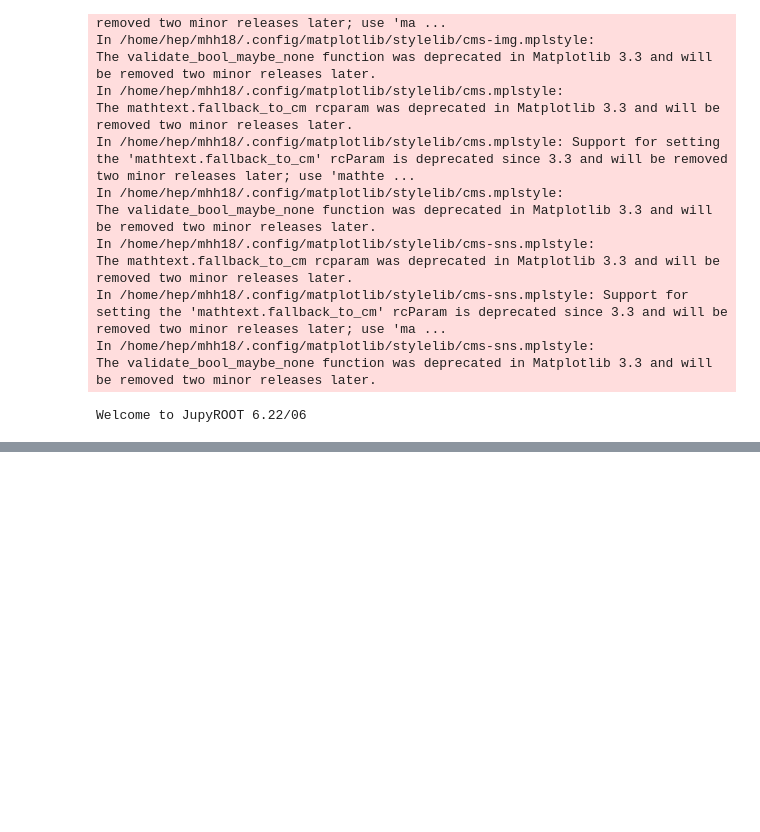
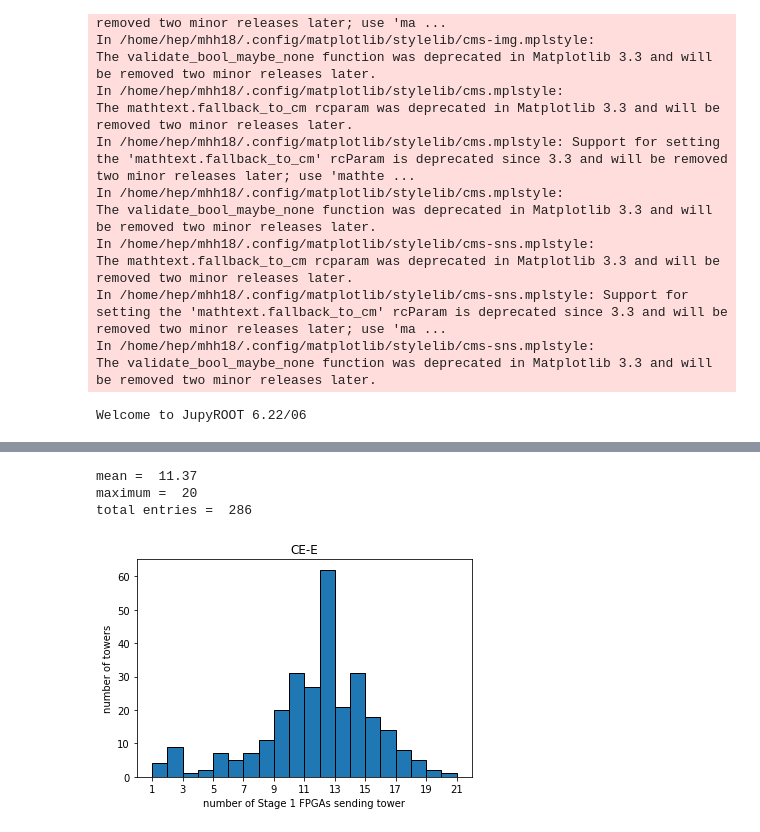
Before and after one commit to mhassans/tower-energy, a Jupyter notebook: jupyter/NumBundlesPerEachTower.ipynb, the cells around one changed output, grey strips where cells are left out. Saved outputs shown, nothing was run; the diff lists cells and outputs as text; code cells hidden in the pictures; blank space fills up the shorter version.

```diff
--- a/jupyter/NumBundlesPerEachTower.ipynb
+++ b/jupyter/NumBundlesPerEachTower.ipynb
@@ -82,0 +125,7 @@ plotHist(data)
+# %%
+plotHist(df_countedOnceEM_above30['EM'], 'countedOnceEM_above30')
+# %% [output]
+mean =  11.37
+maximum =  20
+total entries =  286
+[figure, added]
```
Also changed, not shown: parts of 16 cells of this notebook, 1 other file.
